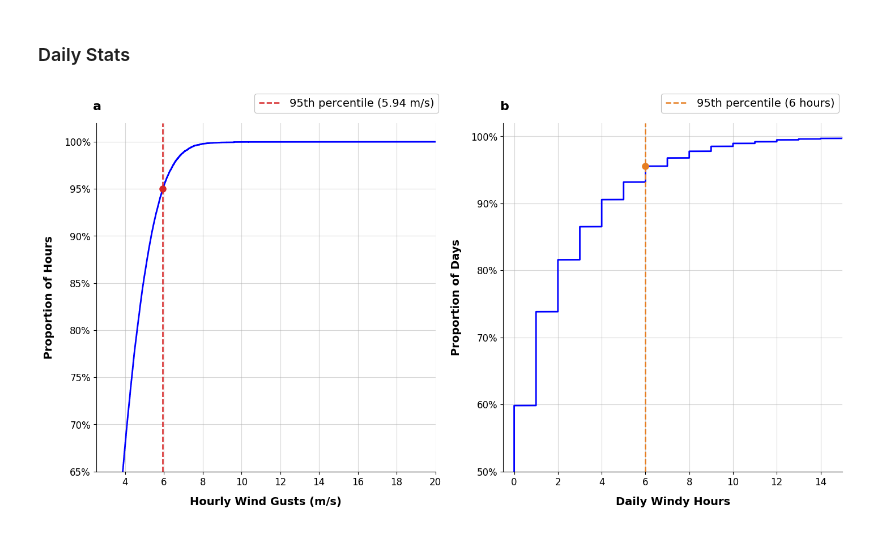
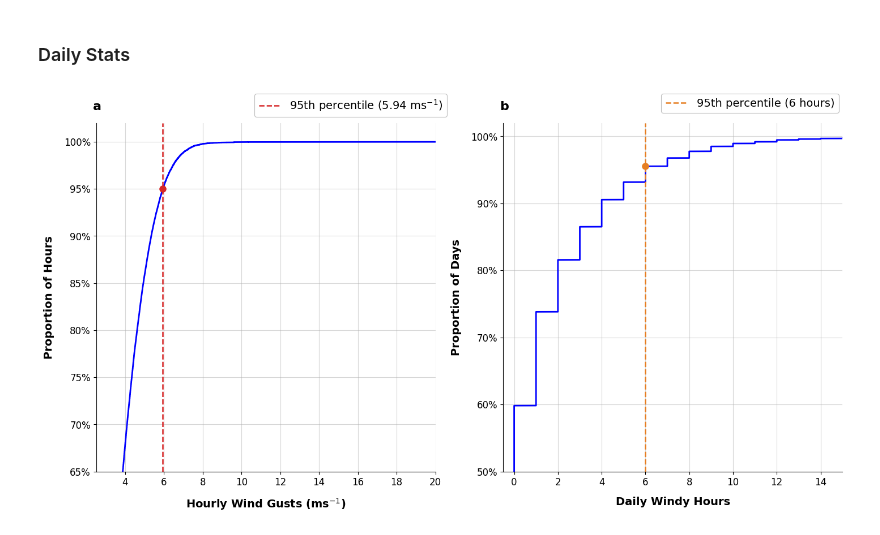
Before and after one commit to KaytheDee/pqr_extreme_weather_analysis, a Jupyter notebook: notebooks/__Supplementary_plots.ipynb, the cells around one changed output. Saved outputs shown, nothing was run; the diff lists cells and outputs as text; code cells hidden in the pictures.

Commit message:
supplementary plot updates

```diff
--- a/notebooks/__Supplementary_plots.ipynb
+++ b/notebooks/__Supplementary_plots.ipynb
@@ -2313,7 +2313,7 @@ fig, axes = plot_wind_cdfs(
     hourly_threshold=5.94,
     hourly_threshold_color="#D62728",
     hourly_threshold_label=(
-        "95th percentile (5.94 m/s)"
+    r"95th percentile (5.94 ms$^{-1}$)"
     ),
 
 
@@ -2324,7 +2324,7 @@ fig, axes = plot_wind_cdfs(
     strong_breeze_threshold=11.18,
     strong_breeze_color="#7B2CBF",
     strong_breeze_label=(
-        "Strong Breeze (11.18 m/s)"
+        "Strong Breeze (11.18 ms$^{-1}$)"
     ),
 
     # Daily 95th percentile
@@ -2342,7 +2342,7 @@ fig, axes = plot_wind_cdfs(
     marker_size=8,
 
     # Axis labels
-    hourly_xlabel="Hourly Wind Gusts (m/s)",
+    hourly_xlabel=r"Hourly Wind Gusts (ms$^{-1}$)",
     daily_xlabel="Daily Windy Hours",
     hourly_ylabel="Proportion of Hours",
     daily_ylabel="Proportion of Days",
@@ -2375,31 +2375,31 @@ fig, axes = plot_wind_cdfs(
 
     hourly_legend_loc="upper left",
     hourly_legend_bbox=(0.45, 1.10),
 
     daily_legend_loc="upper left",
     daily_legend_bbox=(0.45, 1.10),
 
     # Framed legend boxes
     legend_frameon=True,
     legend_edgecolor="0.75",
     legend_facecolor="white",
     legend_framealpha=1.0,
     legend_frame_linewidth=0.8,
 
     # Panel labels
     panel_labels=("a", "b"),
     panel_label_x=-0.01,
     panel_label_y=1.03,
     panel_label_size=16,
     panel_label_weight="bold",
 
     # Space between panels
     wspace=0.20,
 
     save_path=(
         PLOTS_DIR
         / "supplementary/hourly_daily_wind.png"
     )
 )
 # %% [output]
-[figure, old version]
+[figure, new version]
```
Also changed, not shown: 7 other files.
